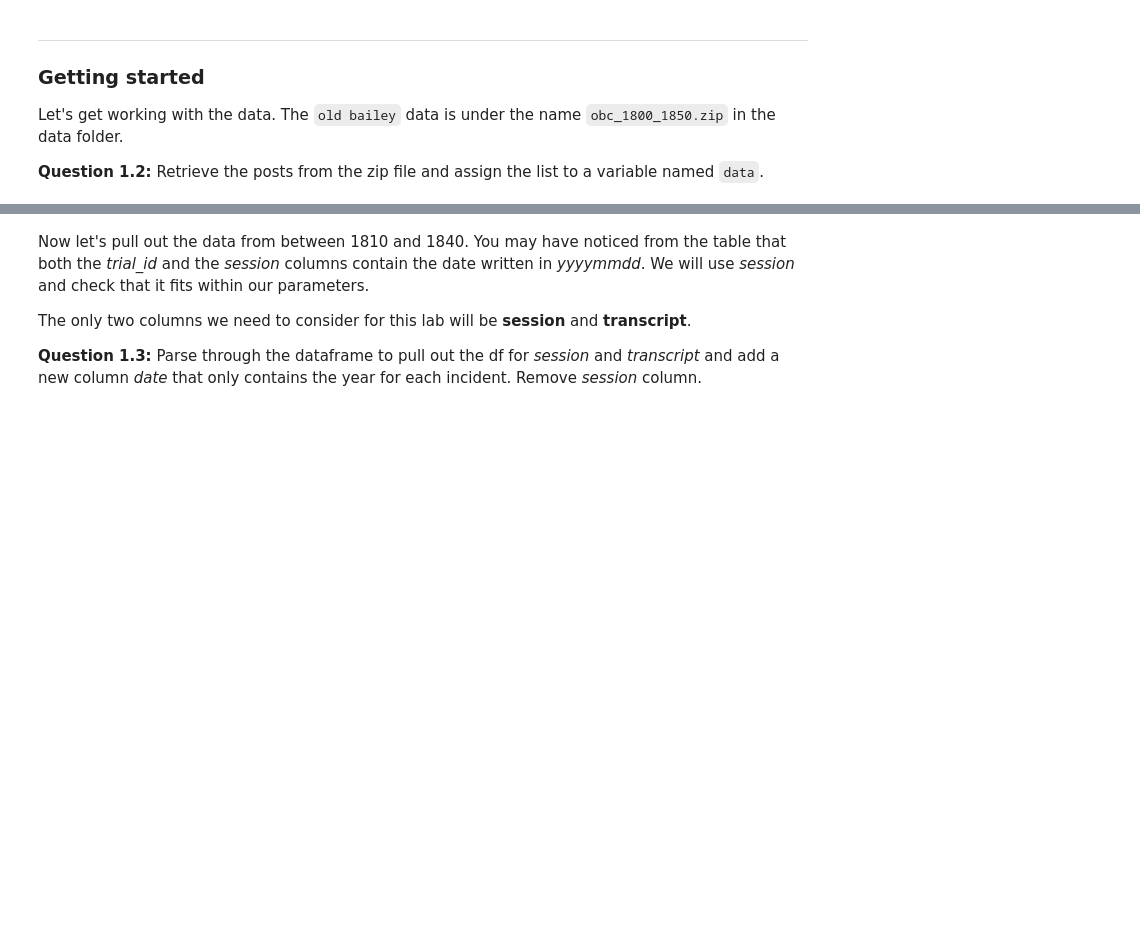
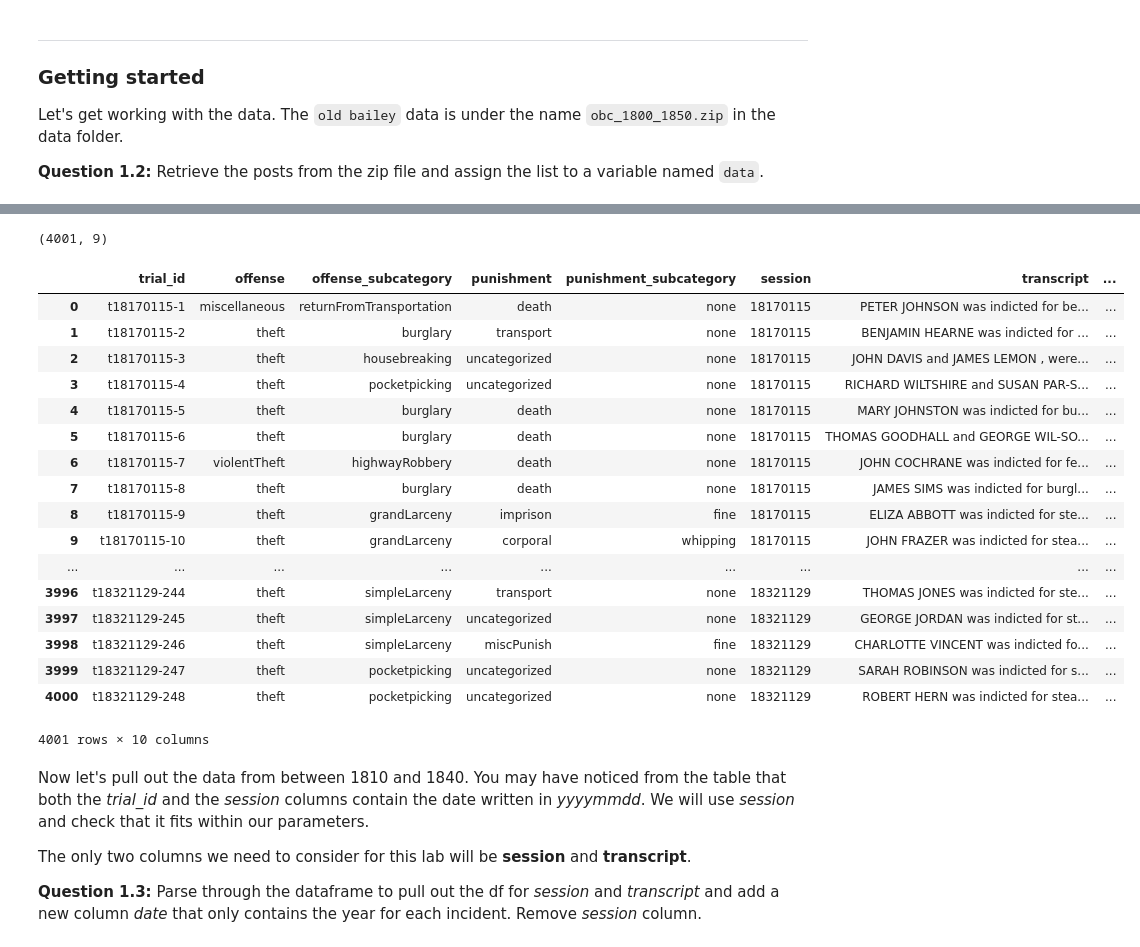
Before and after one commit to ds-modules/LEGALST-190, a Jupyter notebook: labs/4-12/4-12 Morality and Sentiment Analysis - SOLUTIONS.ipynb, the cells around one changed output, grey strips where cells are left out. Saved outputs shown, nothing was run; the diff lists cells and outputs as text; code cells hidden in the pictures; blank space fills up the shorter version.

```diff
--- a/labs/4-12/4-12 Morality and Sentiment Analysis - SOLUTIONS.ipynb
+++ b/labs/4-12/4-12 Morality and Sentiment Analysis - SOLUTIONS.ipynb
@@ -80,0 +152,4 @@ data.head()
+# %%
+pd.concat([pre_repeal, post_repeal], axis=0).shape
+# %% [output]
+(4001, 9)
@@ -81,3 +158,24 @@ data.head()
+# %%
+pd.read_csv('data/obc_1822_1832.csv')
+# %% [output]
+|  | trial_id | offense | offense_subcategory | punishment | punishment_subcategory | session | transcript | ... |
+| 0 | t18170115-1 | miscellaneous | returnFromTransportation | death | none | 18170115 | PETER JOHNSON was indicted for be... | ... |
+| 1 | t18170115-2 | theft | burglary | transport | none | 18170115 | BENJAMIN HEARNE was indicted for ... | ... |
+| 2 | t18170115-3 | theft | housebreaking | uncategorized | none | 18170115 | JOHN DAVIS and JAMES LEMON , were... | ... |
+| 3 | t18170115-4 | theft | pocketpicking | uncategorized | none | 18170115 | RICHARD WILTSHIRE and SUSAN PAR-S... | ... |
+| 4 | t18170115-5 | theft | burglary | death | none | 18170115 | MARY JOHNSTON was indicted for bu... | ... |
+| 5 | t18170115-6 | theft | burglary | death | none | 18170115 | THOMAS GOODHALL and GEORGE WIL-SO... | ... |
+| 6 | t18170115-7 | violentTheft | highwayRobbery | death | none | 18170115 | JOHN COCHRANE was indicted for fe... | ... |
+| 7 | t18170115-8 | theft | burglary | death | none | 18170115 | JAMES SIMS was indicted for burgl... | ... |
+| 8 | t18170115-9 | theft | grandLarceny | imprison | fine | 18170115 | ELIZA ABBOTT was indicted for ste... | ... |
+| 9 | t18170115-10 | theft | grandLarceny | corporal | whipping | 18170115 | JOHN FRAZER was indicted for stea... | ... |
+| ... | ... | ... | ... | ... | ... | ... | ... | ... |
+| 3996 | t18321129-244 | theft | simpleLarceny | transport | none | 18321129 | THOMAS JONES was indicted for ste... | ... |
+| 3997 | t18321129-245 | theft | simpleLarceny | uncategorized | none | 18321129 | GEORGE JORDAN was indicted for st... | ... |
+| 3998 | t18321129-246 | theft | simpleLarceny | miscPunish | fine | 18321129 | CHARLOTTE VINCENT was indicted fo... | ... |
+| 3999 | t18321129-247 | theft | pocketpicking | uncategorized | none | 18321129 | SARAH ROBINSON was indicted for s... | ... |
+| 4000 | t18321129-248 | theft | pocketpicking | uncategorized | none | 18321129 | ROBERT HERN was indicted for stea... | ... |
+4001 rows × 10 columns
 # %% [markdown]
 Now let's pull out the data from between 1810 and 1840. You may have noticed from the table that both the *trial_id* and the *session* columns contain the date written in *yyyymmdd*. We will use *session* and check that it fits within our parameters.
 
```
Also changed, not shown: parts of 12 cells of this notebook.
